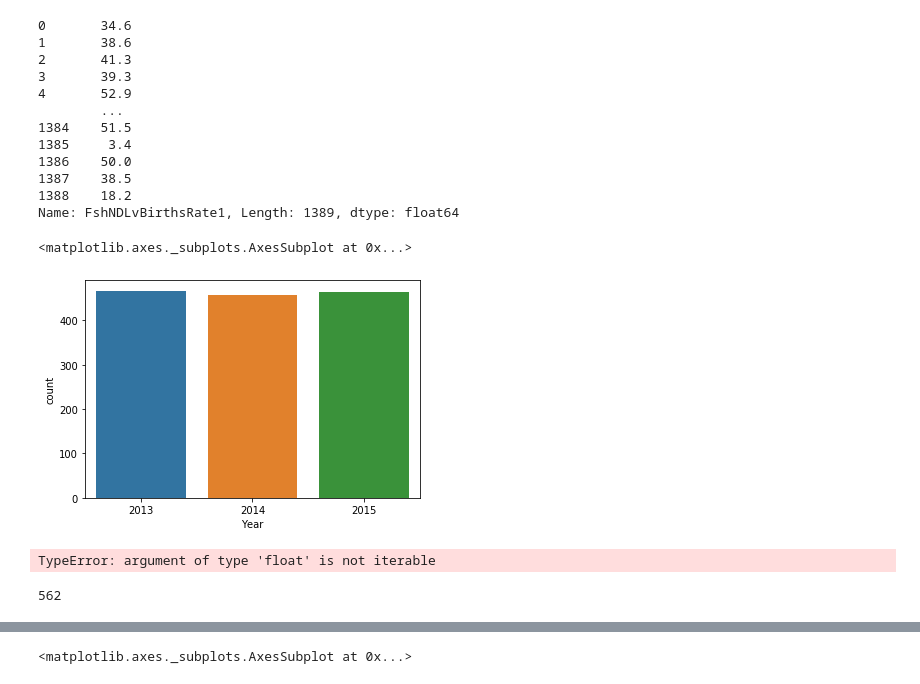
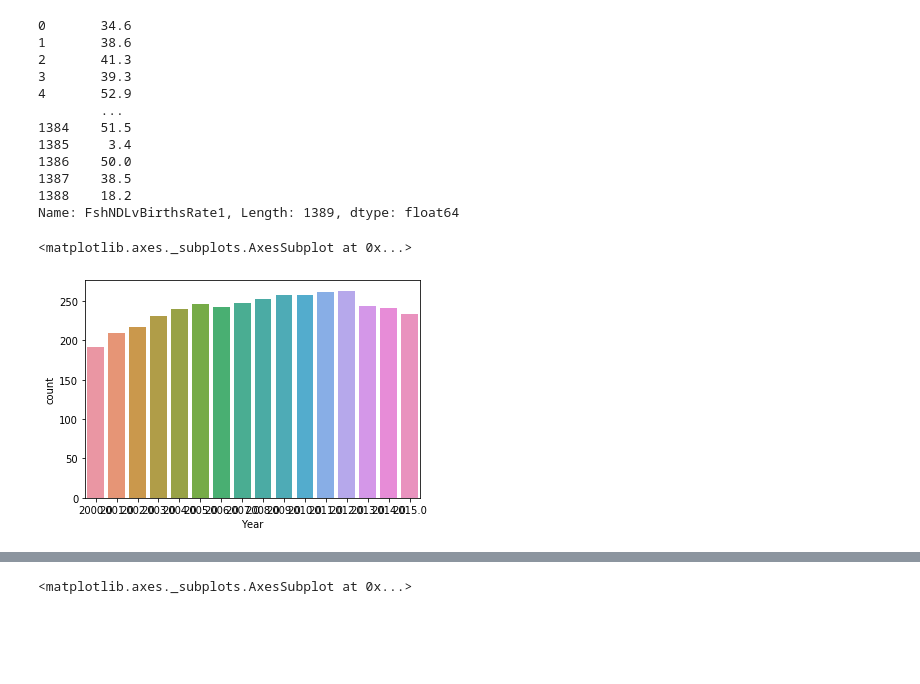
Before and after one commit to jberger1221/Insight, a Jupyter notebook: Clean_Data.ipynb, the cells around one changed output, grey strips where cells are left out. Drawn from its saved outputs; the diff is of its cells as text; code cells hidden in the pictures; blank space fills up the shorter version.

```diff
--- a/Clean_Data.ipynb
+++ b/Clean_Data.ipynb
@@ -220,0 +266,7 @@ df_13_15.head(5)
+# %%
+def convert_col_to_num (dataf):
+    for i in range (2,(len(dataf.columns))):
+        dataf[dataf.columns[i]] = dataf[dataf.columns[i]].apply(convert_to_num)
+    return dataf
+# %%
+df = convert_col_to_num(df)
@@ -220,0 +289,8 @@ df_13_15.head(5)
+# %%
+df['TotCycles'] = df[df.columns[3:7]].sum(axis=1)
+df['TotFrozTrans'] = df[df.columns[19:23]].sum(axis=1)
+df['AvgCancel'] = df[df.columns[11:15]].mean(axis=1)
+df['AvgFreshBR'] = df[df.columns[7:11]].mean(axis=1)
+df['AvgFrozenBR'] = df[df.columns[15:19]].mean(axis=1)
+df['AvgNumFrshEmbry'] = df[df.columns[30:34]].mean(axis=1)
+df['AvgNumThwEmbry'] = df[df.columns[34:38]].mean(axis=1)
@@ -220,0 +303,4 @@ df_13_15.head(5)
+# %%
+# remove clinics with low number of patients
+df_clean = df[df['TotCycles']>100]
+len(df_clean)
@@ -241,16 +481,7 @@ df_13_15[df_13_15.columns[5]]
 1388    18.2
 Name: FshNDLvBirthsRate1, Length: 1389, dtype: float64
 # %%
-sns.countplot(df_13_15['Year'])
+sns.countplot(df_clean['Year'])
 # %% [output]
 <matplotlib.axes._subplots.AxesSubplot at 0x...>
-[figure, old version]
+[figure, new version]
-# %%
-df_test = convert_col_to_num(df_test)
-# %% [output]
-TypeError: argument of type 'float' is not iterable
-# %%
-df_test = df_13_15[df_13_15['TotNumberCycles']>300]
-len(df_test)
-# %% [output]
-562
```
Also changed, not shown: parts of 58 cells of this notebook.
